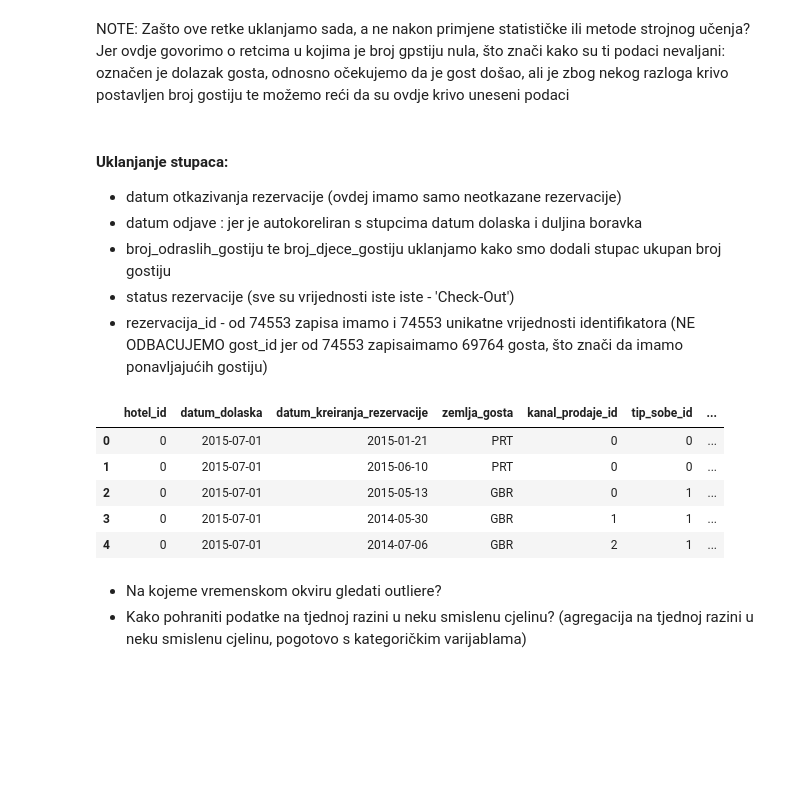
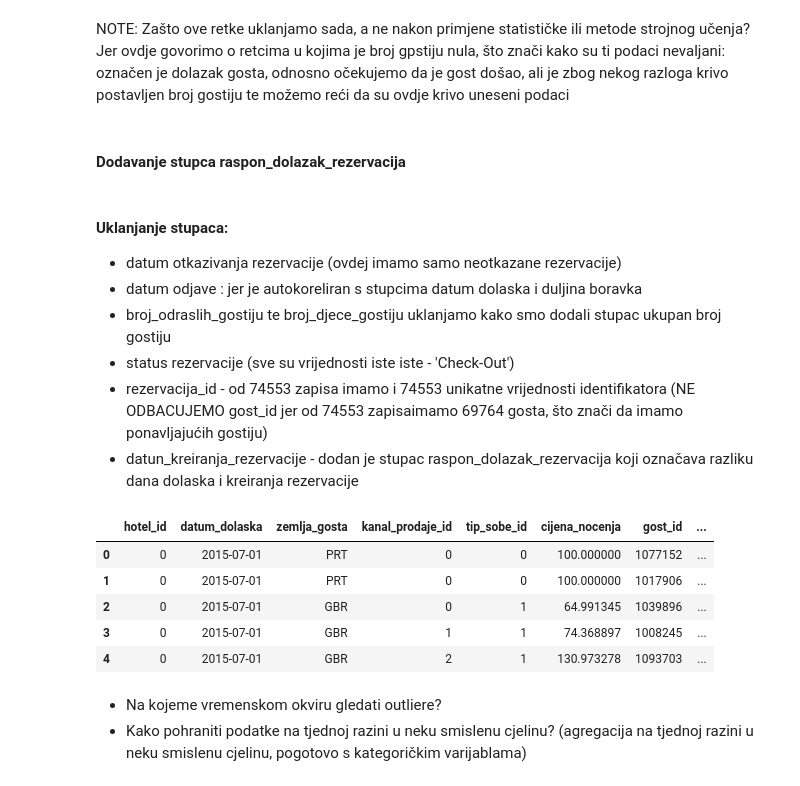
Before and after one commit to MarkoHaralovic/Prediction-of-Hotel-Occupancy, a Jupyter notebook: prediction-of-hotel-occupancy/notebooks/anomaly_detection_univariate_ts.ipynb, the cells around one changed output. Drawn from its saved outputs; the diff is of its cells as text; code cells hidden in the pictures; blank space fills up the shorter version.

```diff
--- a/prediction-of-hotel-occupancy/notebooks/anomaly_detection_univariate_ts.ipynb
+++ b/prediction-of-hotel-occupancy/notebooks/anomaly_detection_univariate_ts.ipynb
@@ -69,6 +69,10 @@ data['ukupno_gostiju'] = data['broj_odraslih_gostiju'] + data['broj_djece_gostij
 NOTE: Zašto ove retke uklanjamo sada, a ne nakon primjene statističke ili metode strojnog učenja? Jer ovdje govorimo o retcima u kojima je broj gpstiju nula, što znači kako su ti podaci nevaljani: označen je dolazak gosta, odnosno očekujemo da je gost došao, ali je zbog nekog razloga krivo postavljen broj gostiju te možemo reći da su ovdje krivo uneseni podaci
 # %%
 data = data[data['ukupno_gostiju'] != 0]
+# %% [markdown]
+#### Dodavanje stupca raspon_dolazak_rezervacija
+# %%
+data['raspon_dolazak_rezervacija'] = (data['datum_dolaska'] - data['datum_kreiranja_rezervacije']).dt.days
 # %% [markdown]
 ####  Uklanjanje stupaca:
    - datum otkazivanja rezervacije (ovdej imamo samo neotkazane rezervacije)
@@ -77,16 +81,17 @@ data = data[data['ukupno_gostiju'] != 0]
    - status rezervacije (sve su vrijednosti iste iste - 'Check-Out')
    - rezervacija_id - od 74553 zapisa imamo i 74553 unikatne vrijednosti identifikatora
     (NE ODBACUJEMO gost_id jer od 74553 zapisaimamo 69764 gosta, što znači da imamo ponavljajućih gostiju)
+   - datun_kreiranja_rezervacije - dodan je stupac raspon_dolazak_rezervacija koji označava razliku dana dolaska i kreiranja rezervacije
 # %%
-data = data.drop(columns = ['datum_otkazivanja_rezervacije','datum_odjave','broj_odraslih_gostiju','broj_djece_gostiju','status_rezervacije','rezervacija_id'],axis=1)
+data = data.drop(columns = ['datum_otkazivanja_rezervacije','datum_odjave','broj_odraslih_gostiju','broj_djece_gostiju','status_rezervacije','rezervacija_id','datum_kreiranja_rezervacije'],axis=1)
 data.head()
 # %% [output]
-|  | hotel_id | datum_dolaska | datum_kreiranja_rezervacije | zemlja_gosta | kanal_prodaje_id | tip_sobe_id | ... |
-| 0 | 0 | 2015-07-01 | 2015-01-21 | PRT | 0 | 0 | ... |
-| 1 | 0 | 2015-07-01 | 2015-06-10 | PRT | 0 | 0 | ... |
-| 2 | 0 | 2015-07-01 | 2015-05-13 | GBR | 0 | 1 | ... |
-| 3 | 0 | 2015-07-01 | 2014-05-30 | GBR | 1 | 1 | ... |
-| 4 | 0 | 2015-07-01 | 2014-07-06 | GBR | 2 | 1 | ... |
+|  | hotel_id | datum_dolaska | zemlja_gosta | kanal_prodaje_id | tip_sobe_id | cijena_nocenja | gost_id | ... |
+| 0 | 0 | 2015-07-01 | PRT | 0 | 0 | 100.000000 | 1077152 | ... |
+| 1 | 0 | 2015-07-01 | PRT | 0 | 0 | 100.000000 | 1017906 | ... |
+| 2 | 0 | 2015-07-01 | GBR | 0 | 1 | 64.991345 | 1039896 | ... |
+| 3 | 0 | 2015-07-01 | GBR | 1 | 1 | 74.368897 | 1008245 | ... |
+| 4 | 0 | 2015-07-01 | GBR | 2 | 1 | 130.973278 | 1093703 | ... |
 # %%
 # data['datum_dolaska'] = pd.to_datetime(data['datum_dolaska'], errors='coerce')
 # data.set_index('datum_dolaska', inplace=True)
```
Also changed, not shown: parts of 14 cells of this notebook.
